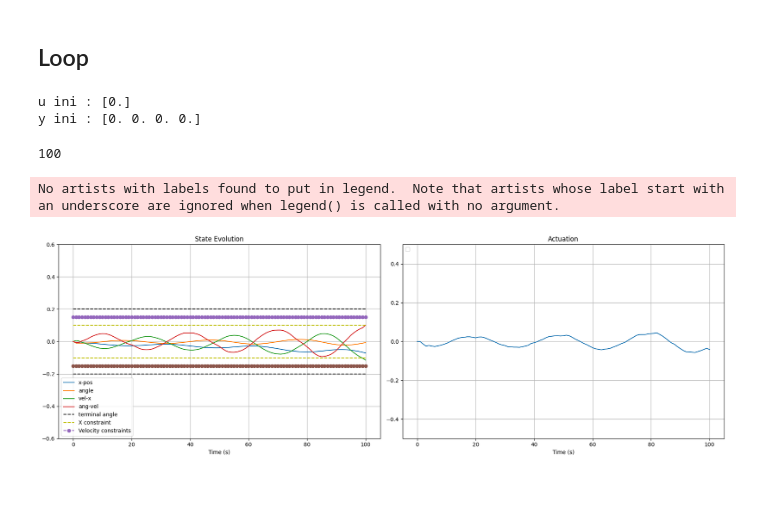
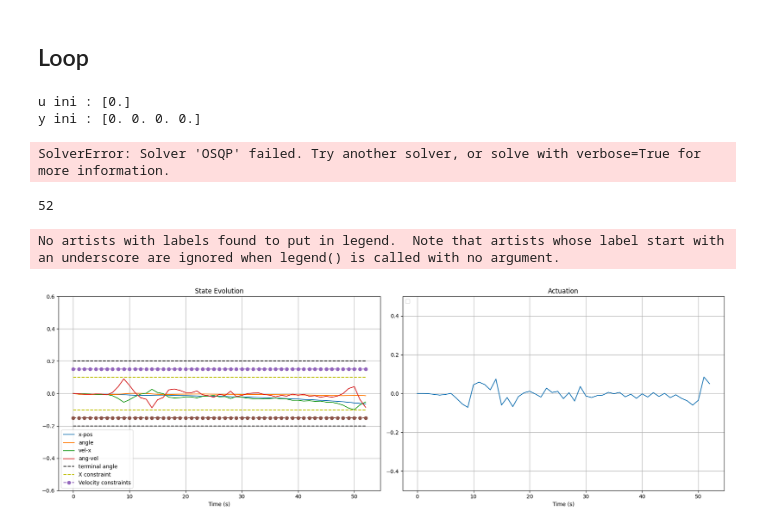
Before and after one commit to michael-cummins/DeePC-HUNT, a Jupyter notebook: notebooks/regularized_deepc.ipynb, the cells around one changed output. Saved outputs shown, nothing was run; the diff lists cells and outputs as text; code cells hidden in the pictures; blank space fills up the shorter version.

```diff
--- a/notebooks/regularized_deepc.ipynb
+++ b/notebooks/regularized_deepc.ipynb
@@ -27,10 +28,10 @@ obs, info = env.reset()
 ini = obs
 Tini = 1
 n = 4
-N = 8
+N = 5
 m = 1
 p = 4
-T = (m+1)*(Tini + N + n) + 30
+T = (m+1)*(Tini + N + n) - 1
 print(T)
 render_collection = False
 
@@ -110,8 +111,8 @@ Q = np.diag([100,100,1,1])
 Q_block = np.kron(np.eye(N), Q)
 R = np.eye(N)*0.1
 
-y_r = np.array([0.04,0,0,0]).reshape((p,))
-# y_r = np.zeros(p).reshape((p,))
+# y_r = np.array([0.04,0,0,0]).reshape((p,))
+y_r = np.zeros(p).reshape((p,))
 A = np.vstack([Up,Yp,Uf,Yf])
 A = np.linalg.pinv(A)
 u_r = 0 # steady state control input
@@ -125,21 +126,21 @@ g_r = A @ stacked_ref
 
 r = np.kron(np.ones(N).reshape((N,)), y_r)
 
-cost = cp.quad_form(y, Q_block) + cp.quad_form(u,R) + cp.sum_squares(PI@(g))*10000 + cp.norm(g, 1)*1000
+cost = cp.quad_form(y, Q_block) + cp.quad_form(u,R) + cp.sum_squares(PI@(g - g_r))*10000 + cp.norm(g, 1)*1000
 
 iter = 0
 render_solution = False
-y_const = np.kron(np.ones(N), np.array([0.1, 0.1, 0.3, 0.3]))
+y_const = np.kron(np.ones(N), np.array([0.1, 0.1, 0.15, 0.15]))
 u_const = np.ones(N)*3
 # %% [markdown]
 ## Loop
 # %%
 u_ini = np.kron(np.ones(Tini), np.array([0]))
 y_ini = np.kron(np.ones(Tini), np.array([0,0,0,0]))
+# u_ini = ud[:m*Tini]
+# y_ini = yd[:p*Tini]
 yT = [*y_ini]
 uT = [*u_ini]
-# u_ini = ud[:Tini]
-# y_ini = yd[:p*Tini]
 print(f'u ini : {u_ini}\ny ini : {y_ini}')
 
 
@@ -147,6 +148,7 @@ env = gym.make('InvertedPendulum-v4', render_mode='rgb_array')
 obs = env.reset()
 done = False
 iter = 0
+
 while iter < 100:
 
   constraints = [
@@ -178,40 +180,41 @@ while iter < 100:
 # %% [output]
 u ini : [0.]
 y ini : [0. 0. 0. 0.]
+SolverError: Solver 'OSQP' failed. Try another solver, or solve with verbose=True for more information.
 # %%
 iter
 # %% [output]
-100
+52
 # %%
 T = len(uT)
 yT = yT.reshape((T,p))
-
+uT = uT.reshape((T,m))
 plt.subplot(1,2,1)
 plt.plot(range(0,T), yT, label=['x-pos', 'angle', 'vel-x', 'ang-vel'])
 plt.plot(range(0,T), np.ones(T)*0.2, 'k--',label='terminal angle')
 plt.plot(range(0,T), -np.ones(T)*0.2, 'k--')
 plt.plot(range(0,T), np.ones(T)*0.1, 'y--', label='X constraint')
 plt.plot(range(0,T), -np.ones(T)*0.1, 'y--')
 plt.plot(range(0,T), np.ones(T)*0.15, 'o--', label='Velocity constraints')
 plt.plot(range(0,T), -np.ones(T)*0.15, 'o--')
 plt.legend(loc="lower left")
 plt.ylim((-0.6,0.6))
 plt.xlabel('Time (s)')
 plt.title("State Evolution")
 plt.grid('on')
 plt.tight_layout()
 
 plt.subplot(1,2,2)
 plt.plot(range(0,T), uT)
 plt.legend(loc="upper left")
 plt.xlabel('Time (s)')
 plt.title("Actuation")
 plt.ylim((-0.5,0.5))
 plt.grid('on')
 plt.tight_layout()
 
 plt.show()
 yT = yT.reshape((T*p,))
 # %% [output]
 No artists with labels found to put in legend.  Note that artists whose label start with an underscore are ignored when legend() is called with no argument.
-[figure, old version]
+[figure, new version]
```
Also changed, not shown: parts of 4 cells of this notebook, 5 other files.
